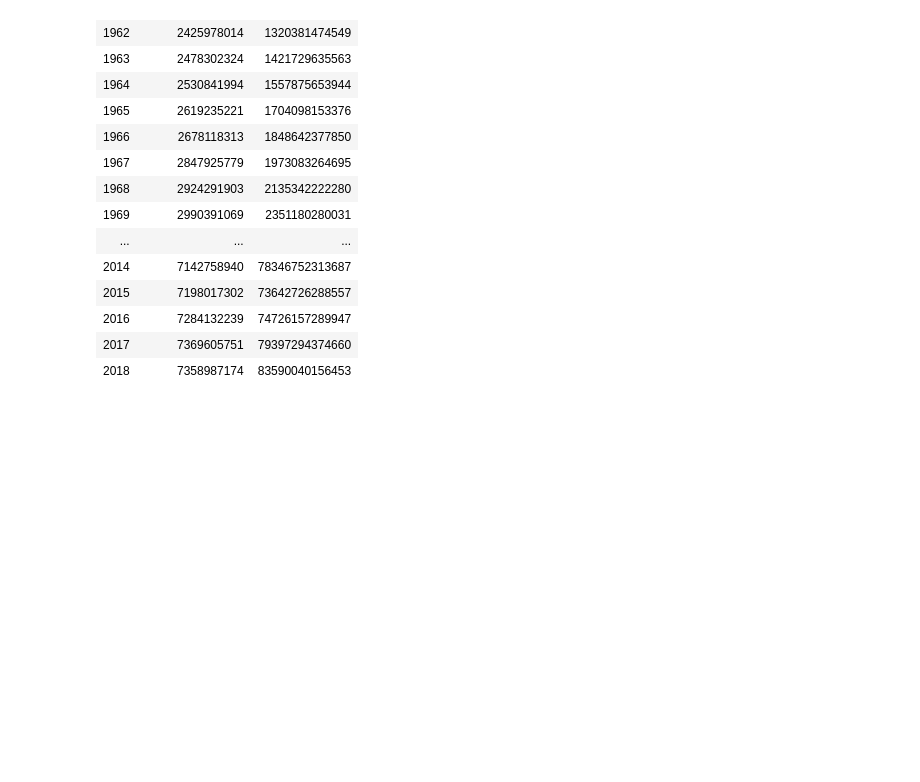
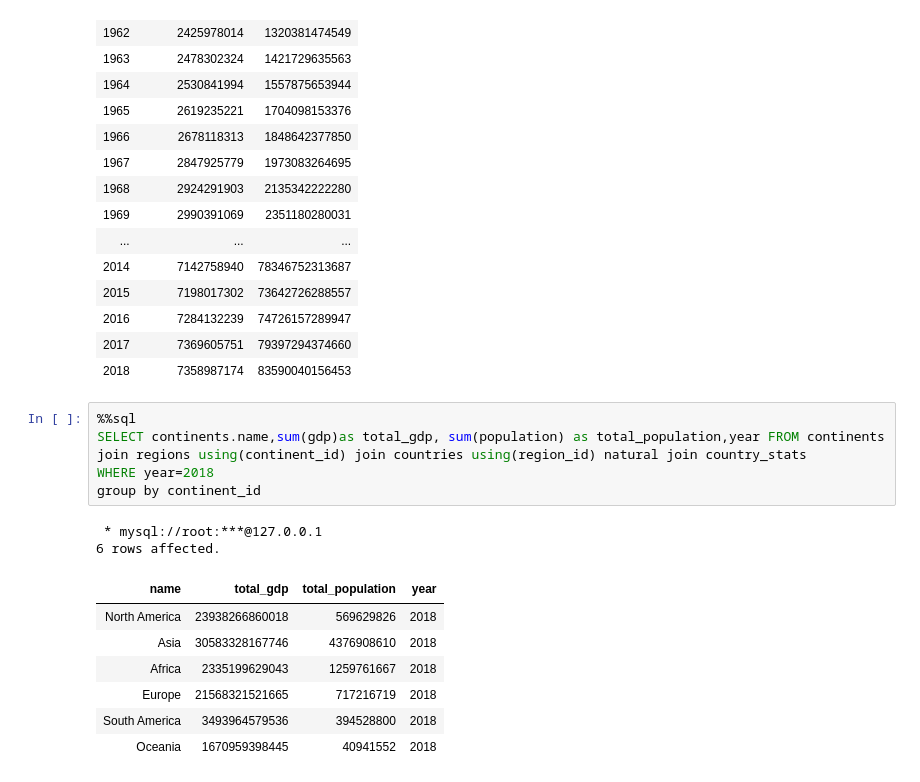
Before and after one commit to JasmineMadi/datajoint-tutorials, a Jupyter notebook: db-course/Assignment7.ipynb, the cells around one changed output. Drawn from its saved outputs; the diff is of its cells as text; blank space fills up the shorter version.

```diff
--- a/db-course/Assignment7.ipynb
+++ b/db-course/Assignment7.ipynb
@@ -246,3 +246,18 @@ order by year
 | 2016 | 7284132239 | 74726157289947 |
 | 2017 | 7369605751 | 79397294374660 |
 | 2018 | 7358987174 | 83590040156453 |
+# %%
+%%sql
+SELECT continents.name,sum(gdp)as total_gdp, sum(population) as total_population,year FROM continents join regions using(continent_id) join countries using(region_id) natural join country_stats
+WHERE year=2018
+group by continent_id
+# %% [output]
+ * mysql://root:***@127.0.0.1
+6 rows affected.
+| name | total_gdp | total_population | year |
+| North America | 23938266860018 | 569629826 | 2018 |
+| Asia | 30583328167746 | 4376908610 | 2018 |
+| Africa | 2335199629043 | 1259761667 | 2018 |
+| Europe | 21568321521665 | 717216719 | 2018 |
+| South America | 3493964579536 | 394528800 | 2018 |
+| Oceania | 1670959398445 | 40941552 | 2018 |
```
Also changed, not shown: parts of 1 cell of this notebook.
